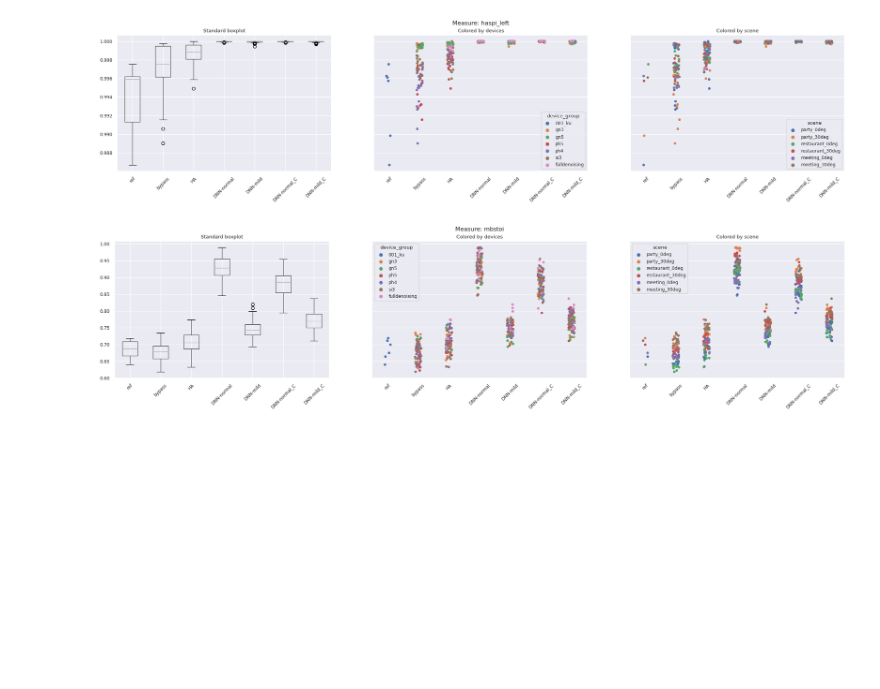
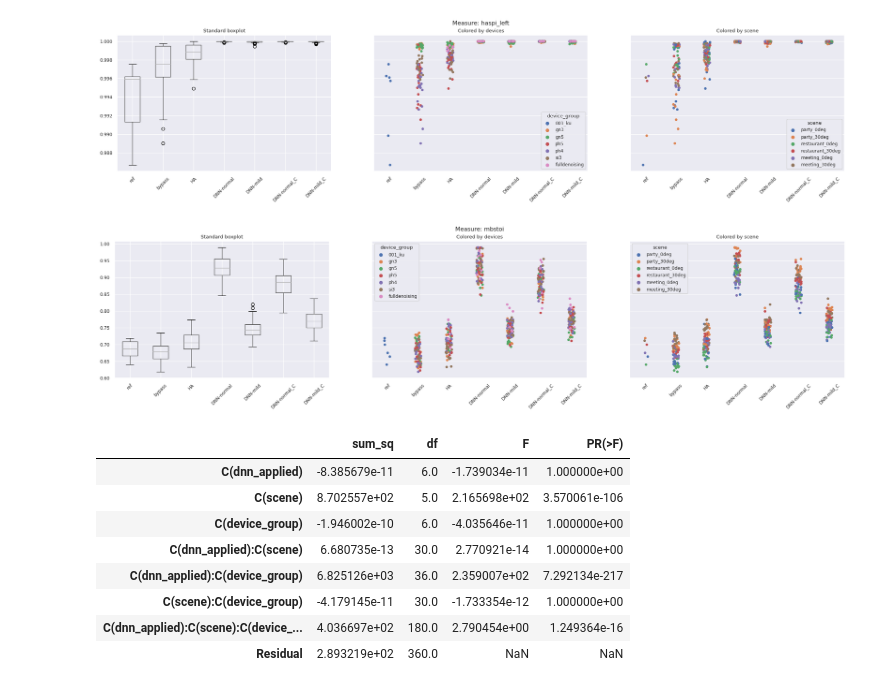
Before and after one commit to enricguso/guso_waspaa23, a Jupyter notebook: recordings_analysis.ipynb, the cells around one changed output. Cells and saved outputs as stored; diff of their text form; code cells hidden in the pictures; blank space fills up the shorter version.

Commit message:
added anova analysis

```diff
--- a/recordings_analysis.ipynb
+++ b/recordings_analysis.ipynb
@@ -213,3 +216,27 @@ plot_1_measure(measures_computed,"mbstoi")
 [figure]
 [figure]
 [figure]
+# %%
+# Anova analysis...
+import statsmodels.api as sm
+from statsmodels.formula.api import ols
+
+# perform three-way anova: how snr_left depends on 3 categorical variables (processing type, scene, and device group)
+model = ols("""snr_left ~ C(dnn_applied) + C(scene) + C(device_group) +
+               C(dnn_applied):C(scene) + C(dnn_applied):C(device_group) + C(scene):C(device_group) +
+               C(dnn_applied):C(scene):C(device_group)""", data=measures_computed).fit()
+
+sm.stats.anova_lm(model, typ=2)
+
+
+# TODO: Why is the dnn_applied not significant???
+# %% [output]
+|  | sum_sq | df | F | PR(>F) |
+| C(dnn_applied) | -8.385679e-11 | 6.0 | -1.739034e-11 | 1.000000e+00 |
+| C(scene) | 8.702557e+02 | 5.0 | 2.165698e+02 | 3.570061e-106 |
+| C(device_group) | -1.946002e-10 | 6.0 | -4.035646e-11 | 1.000000e+00 |
+| C(dnn_applied):C(scene) | 6.680735e-13 | 30.0 | 2.770921e-14 | 1.000000e+00 |
+| C(dnn_applied):C(device_group) | 6.825126e+03 | 36.0 | 2.359007e+02 | 7.292134e-217 |
+| C(scene):C(device_group) | -4.179145e-11 | 30.0 | -1.733354e-12 | 1.000000e+00 |
+| C(dnn_applied):C(scene):C(device_... | 4.036697e+02 | 180.0 | 2.790454e+00 | 1.249364e-16 |
+| Residual | 2.893219e+02 | 360.0 | NaN | NaN |
```
Also changed, not shown: parts of 3 cells of this notebook.
